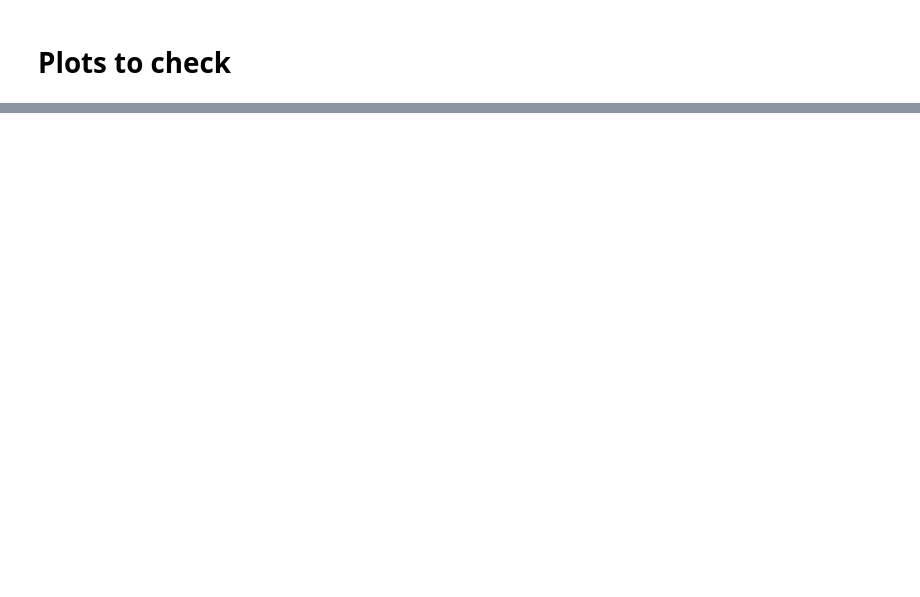
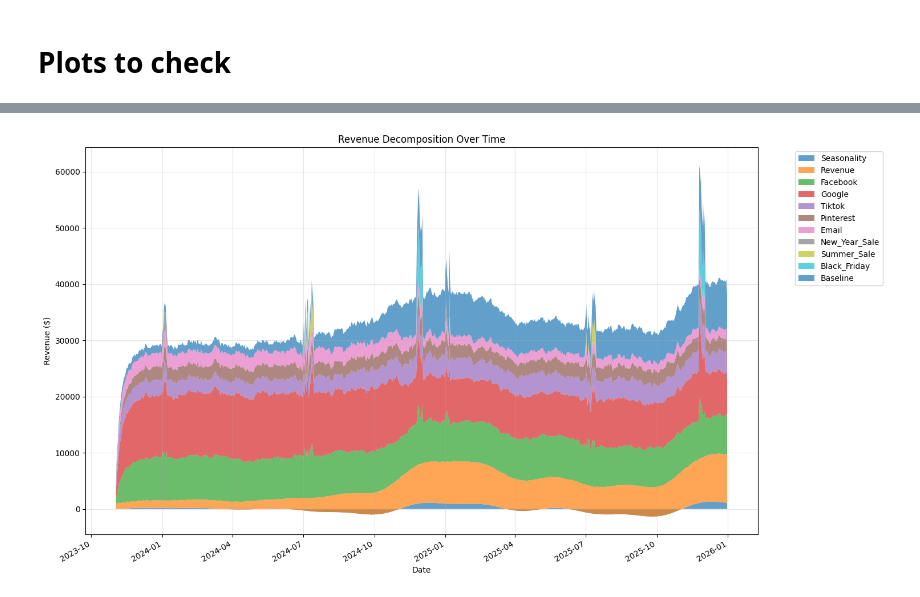
Before and after one commit to entropyx/josiah, a Jupyter notebook: sim.ipynb, the cells around one changed output, grey strips where cells are left out. Cells and saved outputs as stored; diff of their text form; code cells hidden in the pictures; blank space fills up the shorter version.

```diff
--- a/sim.ipynb
+++ b/sim.ipynb
@@ -1185,0 +1058,69 @@ plt.show()
+# %%
+def plot_revenue_decomposition(results_df):
+    """
+    Plot revenue decomposition with specific stacking order:
+    1. Seasonality (bottom)
+    2. Baseline
+    3. Media channels
+    4. Context variables
+    5. Promotions (top)
+    """
+    # Create copy to avoid modifying original
+    plot_data = results_df.copy()
+
+    # Identify different types of revenue columns
+    seasonality_cols = ['seasonality_revenue'] if 'seasonality_revenue' in plot_data.columns else []
+    promo_cols = [col for col in plot_data.columns if col.endswith('_revenue') and 'promo' in col]
+    media_cols = [col for col in plot_data.columns if col.endswith('_revenue')
+                 and col not in promo_cols
+                 and col not in seasonality_cols
+                 and col != 'total_revenue'
+                 and col != 'revenue'
+                 and 'context' not in col]
+    context_cols = [col for col in plot_data.columns if col.endswith('_revenue') and 'context' in col]
+
+    # Order columns according to desired stacking
+    ordered_cols = seasonality_cols + ['revenue'] + media_cols + context_cols + promo_cols
+
+    # Create the stacked area plot
+    plt.figure(figsize=(15, 8))
+
+    # Convert data to numpy arrays for stacking
+    x = plot_data['date']
+    y_values = [plot_data[col].values for col in ordered_cols]
+
+    # Stack the arrays
+    y_stack = np.column_stack(y_values)
+    y_cumsum = np.cumsum(y_stack, axis=1)
+
+    # Plot areas from bottom to top
+    plt.fill_between(x, 0, y_cumsum[:,0],
+                    label='Seasonality' if seasonality_cols else 'Baseline',
+                    alpha=0.7)
+
+    for i in range(len(ordered_cols)-1):
+        label = ordered_cols[i+1].replace('_revenue', '').title()
+        plt.fill_between(x, y_cumsum[:,i], y_cumsum[:,i+1],
+                        label=label,
+                        alpha=0.7)
+
+    plt.title('Revenue Decomposition Over Time')
+    plt.xlabel('Date')
+    plt.ylabel('Revenue ($)')
+
+    # Improve legend placement and formatting
+    plt.legend(bbox_to_anchor=(1.05, 1), loc='upper left', frameon=True)
+
+    # Improve date formatting on x-axis
+    plt.gcf().autofmt_xdate()
+
+    # Add grid for better readability
+    plt.grid(True, alpha=0.3)
+
+    # Add some padding to the layout
+    plt.tight_layout()
+    plt.show()
+
+plot_revenue_decomposition(results_df)
+# %% [output]
+[figure, added]
```
Also changed, not shown: parts of 6 cells of this notebook, 2 other files.
